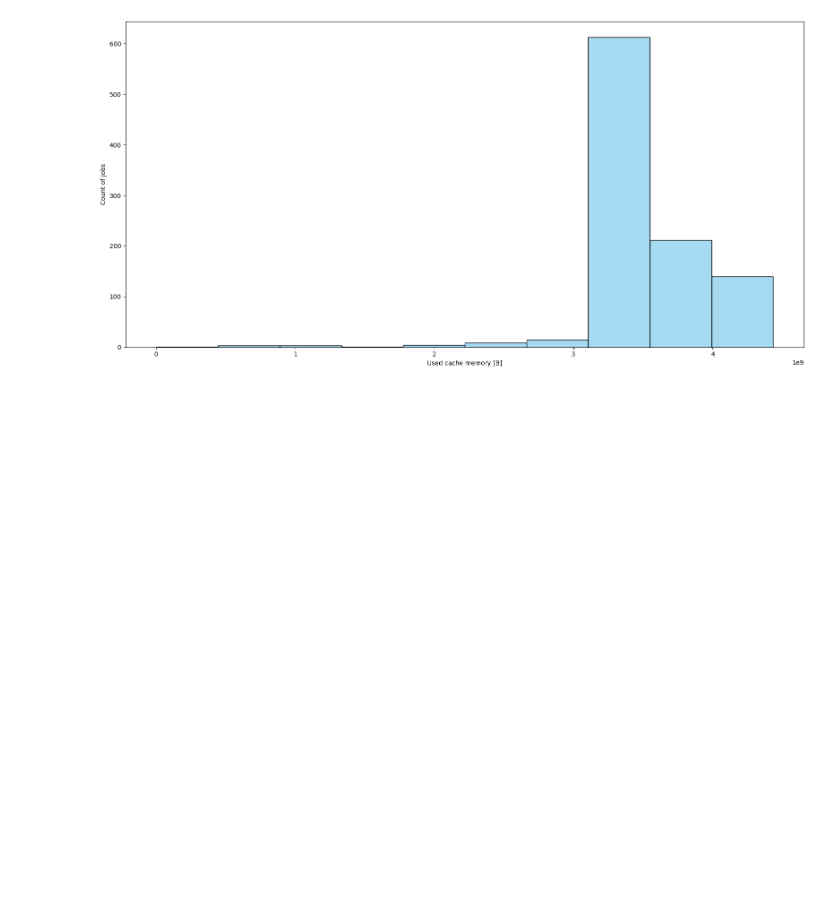
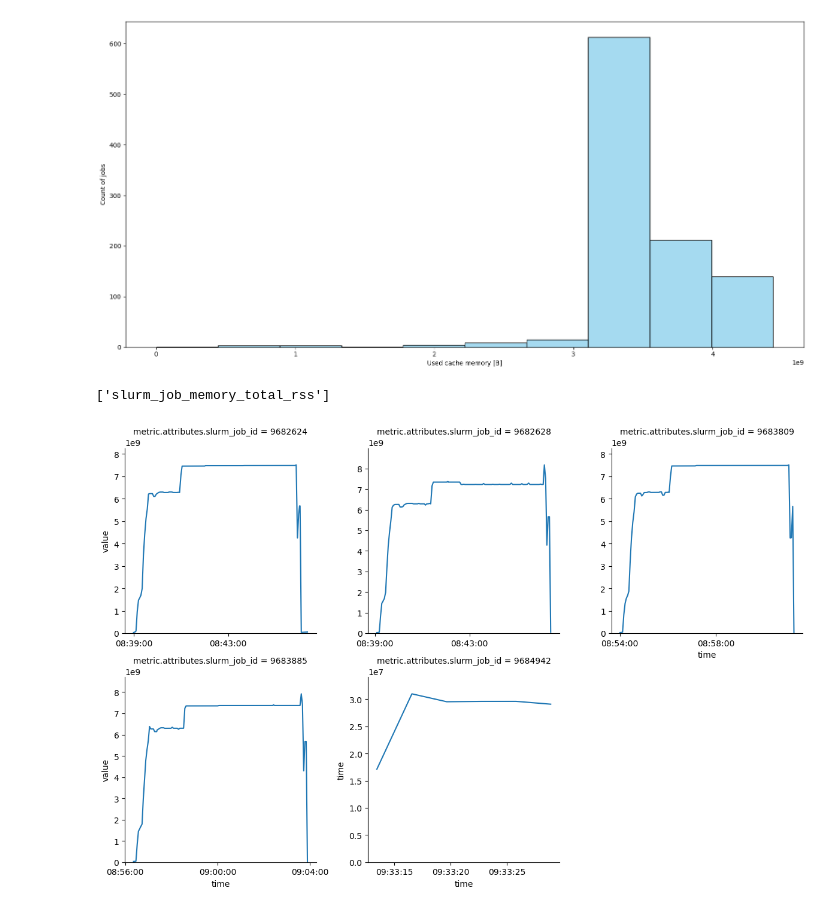
Before and after one commit to SanoScience/observability, a Jupyter notebook: Test_notebook.ipynb, the cells around one changed output. Saved outputs shown, nothing was run; the diff lists cells and outputs as text; code cells hidden in the pictures; blank space fills up the shorter version.

```diff
--- a/Test_notebook.ipynb
+++ b/Test_notebook.ipynb
@@ -119,11 +151,7 @@ def plot_grid_set(df, ylabel):
 
     for ax in g.axes.flat:
         job_id = ax.get_title().split(" = ")[-1].strip()
-        # print(job_id)
         subset = df[df['metric.attributes.slurm_job_id'] == int(job_id)]
-        # print("subset: ")
-        # print(subset)
-        # print()
         max_value = subset['value'].max()
         ax.set_ylim(0, max_value * 1.1)
 
@@ -138,7 +166,7 @@ def plot_grid(df, ylabel):
     job_id_sets = [unique_job_ids[i:i+max_length] for i in range(0, len(unique_job_ids), max_length)]
 
     for job_id_set in job_id_sets:
-        current_df = df[df['metric.attributes.slurm_job_id'].isin(job_ids)]
+        current_df = df[df['metric.attributes.slurm_job_id'].isin(job_id_set)]
         plot_grid_set(current_df, ylabel)
 # %%
 def plot_single_visualisation(df, func, xlabel, ylabel):
@@ -207,3 +256,8 @@ df = read_data_to_df(dict_data, start_time, end_time)
 plot_single_visualisation(df, plot_histogram, 'Used cache memory [B]', 'Count of jobs')
 # %% [output]
 [figure]
+# %%
+dict_data = {"metric.attributes.user": "plgkarolzajac", "name": "slurm_job_memory_total_rss"}
+df = read_data_to_df(dict_data, start_time, end_time)
+# %% [output]
+['slurm_job_memory_total_rss']
@@ -209,0 +275,16 @@ plot_single_visualisation(df, plot_histogram, 'Used cache memory [B]', 'Count of
+# %%
+#Example of jobs filtration process
+job_durations = df.groupby('metric.attributes.slurm_job_id')['time'].apply(lambda x: x.max() - x.min()).reset_index()
+
+job_durations.columns = ['slurm_job_id', 'duration']
+
+job_durations_sorted = job_durations.sort_values(by='duration', ascending=False)
+
+longest_job_ids = job_durations_sorted.tail(5)['slurm_job_id'].tolist()
+
+shortest_jobs_df = df[df['metric.attributes.slurm_job_id'].isin(longest_job_ids)]
+# %%
+#Example of plotting grid of plots (chart per every job in df)
+plot_grid(shortest_jobs_df, "time")
+# %% [output]
+[figure, added]
```
Also changed, not shown: parts of 11 cells of this notebook.
